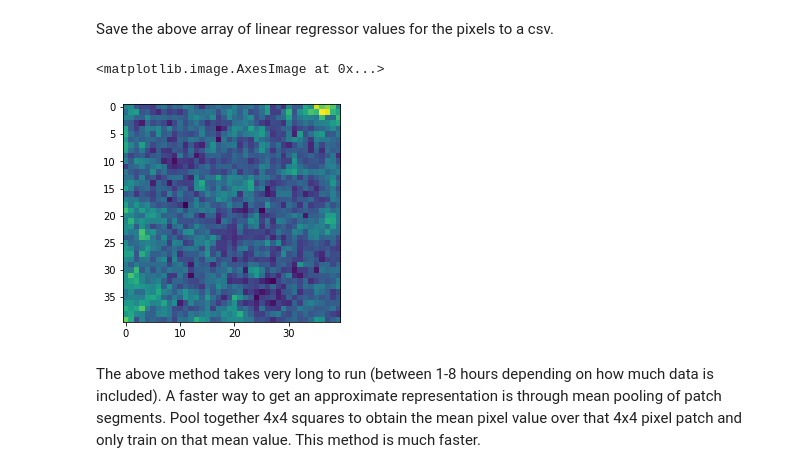
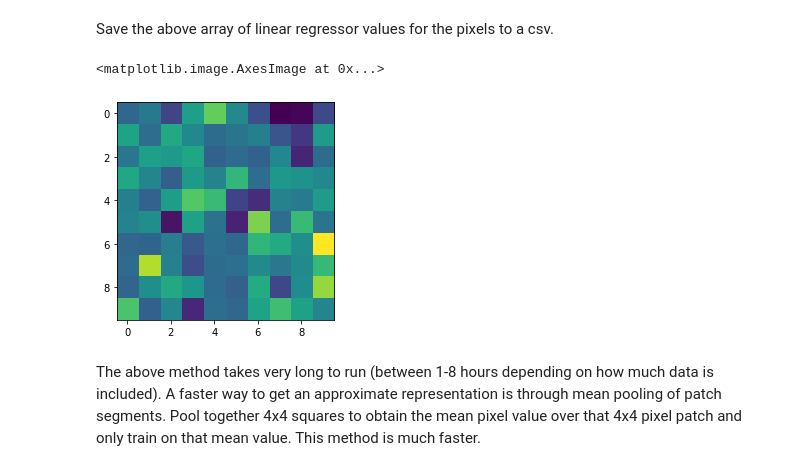
Before and after one commit to sam-ghala/CoRNN, a Jupyter notebook: data/VotingRegressor.ipynb, the cells around one changed output. Saved outputs shown, nothing was run; the diff lists cells and outputs as text; code cells hidden in the pictures.

```diff
--- a/data/VotingRegressor.ipynb
+++ b/data/VotingRegressor.ipynb
@@ -419,11 +419,11 @@ elif patch_analysis:
 # %% [markdown]
 Save the above array of linear regressor values for the pixels to a csv.
 # %%
-image_scores = np.genfromtxt('image_scores_FULL.csv', delimiter=',')
+image_scores = np.genfromtxt('image_scores_FULL_patches.csv', delimiter=',')
 plt.imshow(image_scores)
 # %% [output]
 <matplotlib.image.AxesImage at 0x...>
-[figure, old version]
+[figure, new version]
 # %% [markdown]
 The above method takes very long to run (between 1-8 hours depending on how much data is included). A faster way to get an approximate representation is through mean pooling of patch segments. Pool together 4x4 squares to obtain the mean pixel value over that 4x4 pixel patch and only train on that mean value. This method is much faster.
 # %% [markdown]
```
Also changed, not shown: parts of 5 cells of this notebook.
